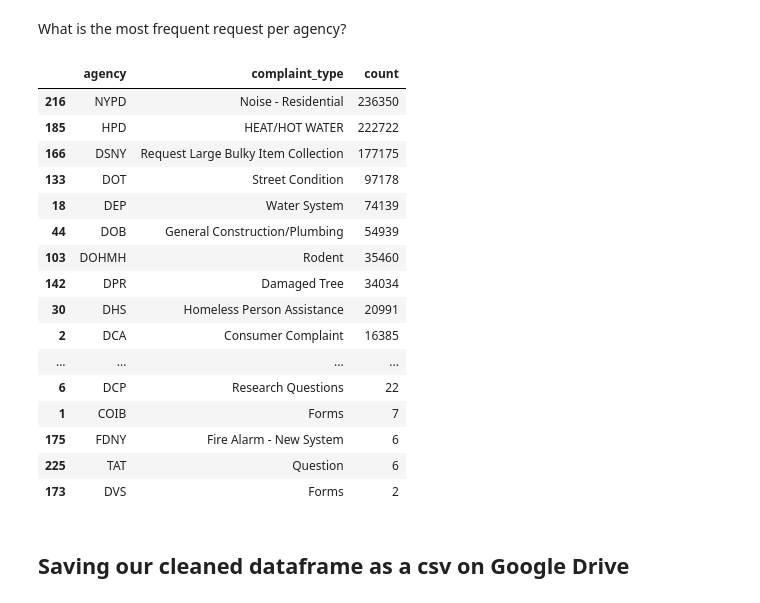
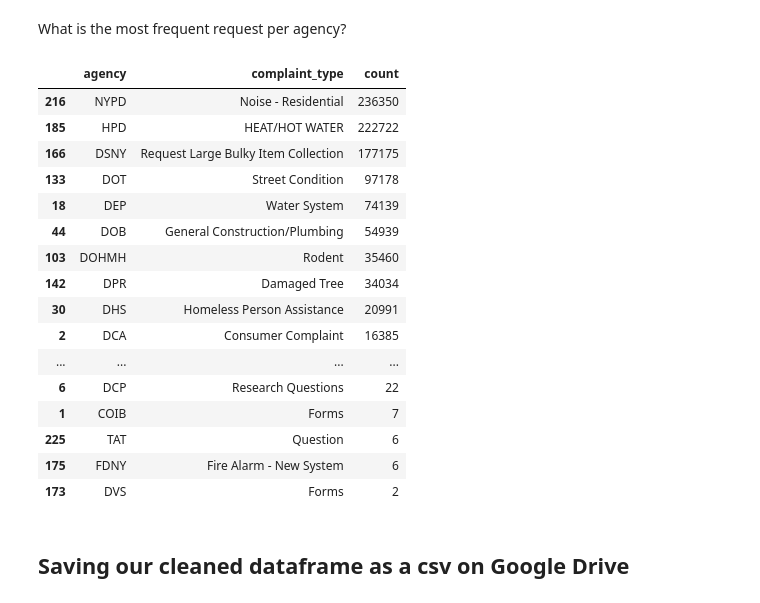
Before and after one commit to afeld/python-public-policy, a Jupyter notebook: lecture_1.ipynb, the cells around one changed output. Drawn from its saved outputs; the diff is of its cells as text; code cells hidden in the pictures.

```diff
--- a/lecture_1.ipynb
+++ b/lecture_1.ipynb
@@ -518,26 +501,26 @@ What is the most frequent request per agency?
 # %%
 # first create a dataframe that contains the count of complaints per agency per comaplaint typw
 agency_counts = df_cleaned.groupby(['agency', 'complaint_type']).size().reset_index(name='count')
 
 # use "drop_duplicates" function to keep the row with the highest value per agency
-agency_counts.sort_values(['count','agency'], ascending=[False,True]).drop_duplicates(['agency'])
+agency_counts.sort_values('count', ascending=False).drop_duplicates('agency')
 # %% [output]
 |  | agency | complaint_type | count |
 | 216 | NYPD | Noise - Residential | 236350 |
 | 185 | HPD | HEAT/HOT WATER | 222722 |
 | 166 | DSNY | Request Large Bulky Item Collection | 177175 |
 | 133 | DOT | Street Condition | 97178 |
 | 18 | DEP | Water System | 74139 |
 | 44 | DOB | General Construction/Plumbing | 54939 |
 | 103 | DOHMH | Rodent | 35460 |
 | 142 | DPR | Damaged Tree | 34034 |
 | 30 | DHS | Homeless Person Assistance | 20991 |
 | 2 | DCA | Consumer Complaint | 16385 |
 | ... | ... | ... | ... |
 | 6 | DCP | Research Questions | 22 |
 | 1 | COIB | Forms | 7 |
+| 225 | TAT | Question | 6 |
 | 175 | FDNY | Fire Alarm - New System | 6 |
-| 225 | TAT | Question | 6 |
 | 173 | DVS | Forms | 2 |
 # %% [markdown]
 ## Saving our cleaned dataframe as a csv on Google Drive
```
Also changed, not shown: parts of 6 cells of this notebook.
